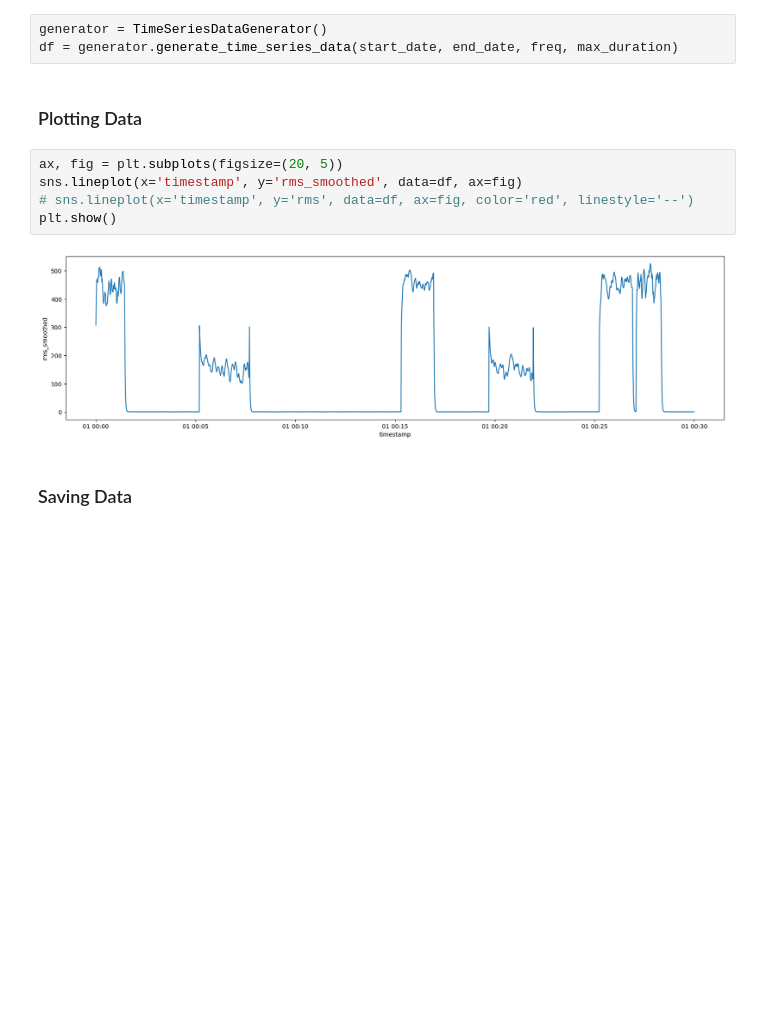
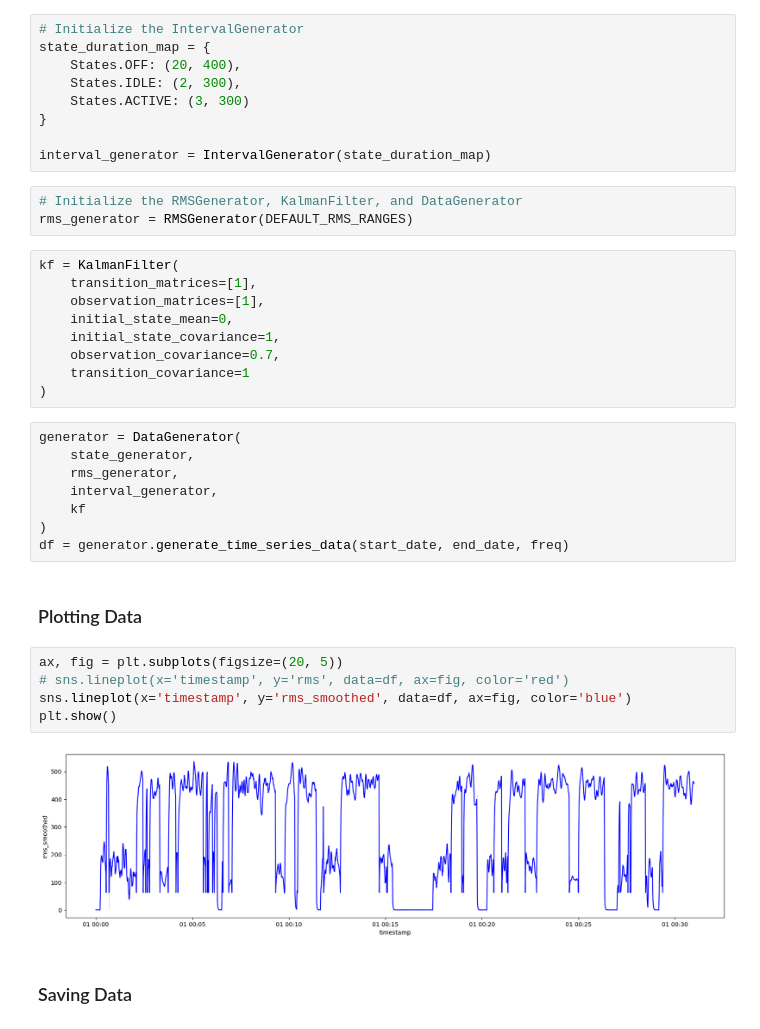
Before and after one commit to Danielwoodh/Time-Series-Data-Generation, a Jupyter notebook: EDA - 0.0.ipynb, the cells around one changed output. Cells and saved outputs as stored; diff of their text form; blank space fills up the shorter version.

Commit message:
Adjusting data-generation

```diff
--- a/EDA - 0.0.ipynb
+++ b/EDA - 0.0.ipynb
@@ -27,15 +54,41 @@ max_duration = 250
+# %%
+# Initialize the IntervalGenerator
+state_duration_map = {
+    States.OFF: (20, 400),
+    States.IDLE: (2, 300),
+    States.ACTIVE: (3, 300)
+}
+
+interval_generator = IntervalGenerator(state_duration_map)
+# %%
+# Initialize the RMSGenerator, KalmanFilter, and DataGenerator
+rms_generator = RMSGenerator(DEFAULT_RMS_RANGES)
+# %%
+kf = KalmanFilter(
+    transition_matrices=[1],
+    observation_matrices=[1],
+    initial_state_mean=0,
+    initial_state_covariance=1,
+    observation_covariance=0.7,
+    transition_covariance=1
+)
 # %%
-generator = TimeSeriesDataGenerator()
-df = generator.generate_time_series_data(start_date, end_date, freq, max_duration)
+generator = DataGenerator(
+    state_generator,
+    rms_generator,
+    interval_generator,
+    kf
+)
+df = generator.generate_time_series_data(start_date, end_date, freq)
 # %% [markdown]
 ### Plotting Data
 # %%
 ax, fig = plt.subplots(figsize=(20, 5))
-sns.lineplot(x='timestamp', y='rms_smoothed', data=df, ax=fig)
-# sns.lineplot(x='timestamp', y='rms', data=df, ax=fig, color='red', linestyle='--')
+# sns.lineplot(x='timestamp', y='rms', data=df, ax=fig, color='red')
+sns.lineplot(x='timestamp', y='rms_smoothed', data=df, ax=fig, color='blue')
 plt.show()
 # %% [output]
-[figure, old version]
+[figure, new version]
 # %% [markdown]
 ### Saving Data
 # %%
```
Also changed, not shown: parts of 4 cells of this notebook, 3 other files.
